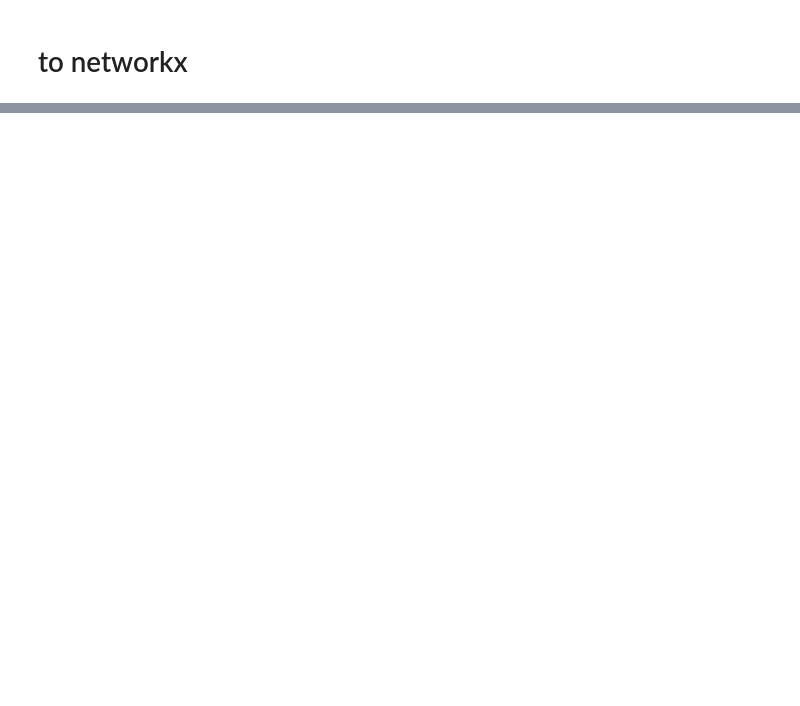
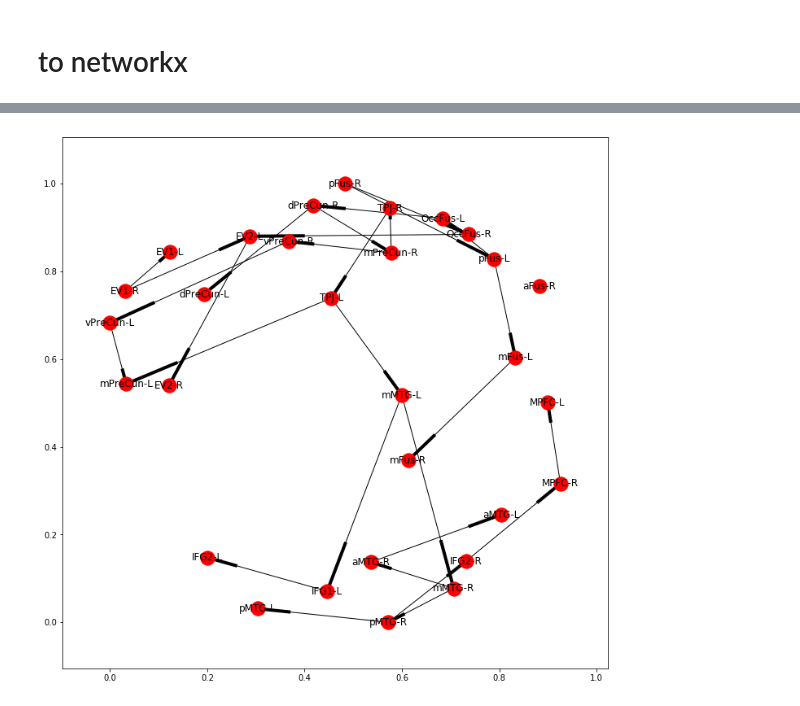
Before and after one commit to oliver-contier/famface-temporal-dynamics, a Jupyter notebook: notebooks/pycausal_analysis.ipynb, the cells around one changed output, grey strips where cells are left out. Saved outputs shown, nothing was run; the diff lists cells and outputs as text; code cells hidden in the pictures; blank space fills up the shorter version.

```diff
--- a/notebooks/pycausal_analysis.ipynb
+++ b/notebooks/pycausal_analysis.ipynb
@@ -203,0 +263,8 @@ assert np.shape(am_raw) == np.shape(am_nb)
+# %%
+# use nx built in plotting method
+positions=nx.spring_layout(graph_nb,iterations=30)
+plt.figure(figsize=(12,12))
+nx.draw_networkx(graph_nb, pos=positions)
+plt.show()
+# %% [output]
+[figure, added]
```
Also changed, not shown: parts of 33 cells of this notebook.
